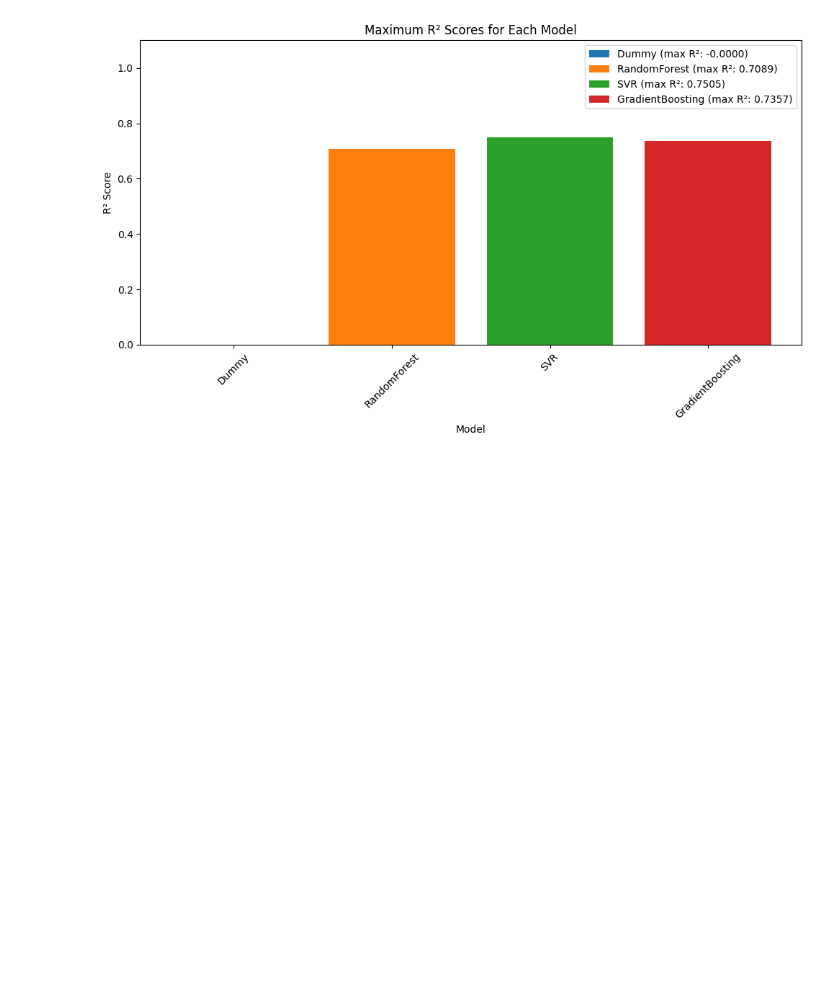
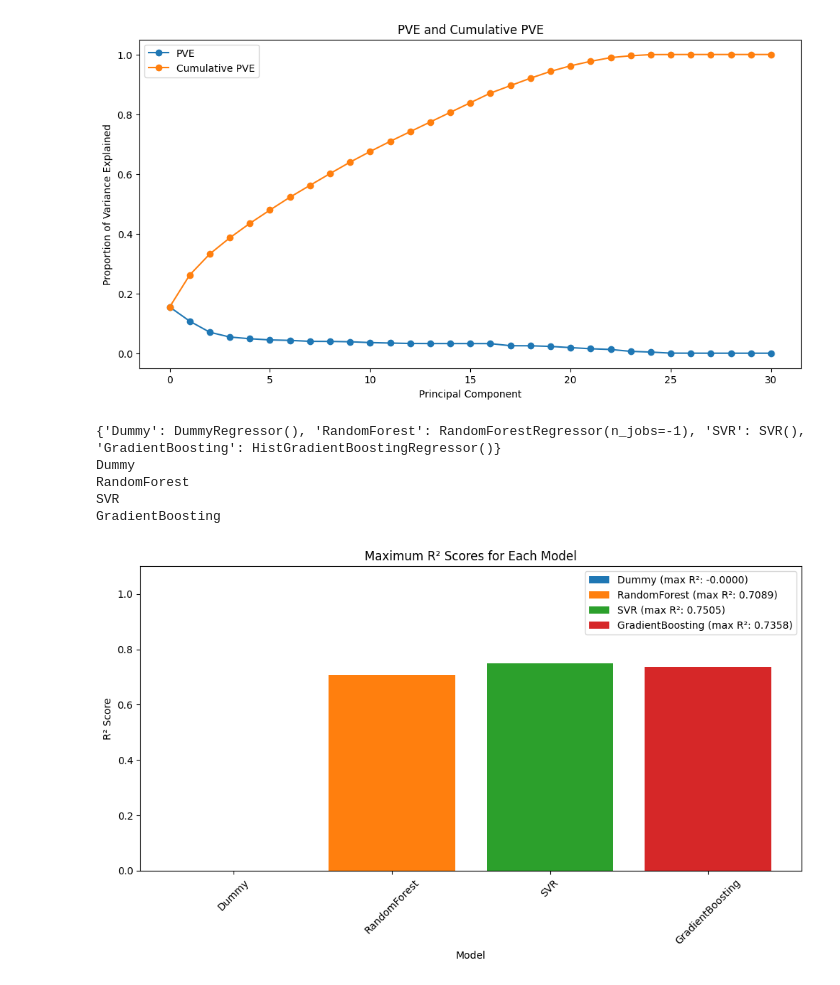
Before and after one commit to iml-term-project/project, a Jupyter notebook: niklas/feature_selection_pca.ipynb, the cells around one changed output. Cells and saved outputs as stored; diff of their text form; code cells hidden in the pictures; blank space fills up the shorter version.

```diff
--- a/niklas/feature_selection_pca.ipynb
+++ b/niklas/feature_selection_pca.ipynb
@@ -16,6 +17,28 @@ sys.path.append('../okko')
 from data_preprocess import load_and_preprocess_data
 # %%
 (train_x, train_y, test_x) = load_and_preprocess_data()
+# %%
+X_scaler = StandardScaler()
+y_scaler = StandardScaler()
+
+X_train_scaled = X_scaler.fit_transform(train_x)
+
+pca = PCA()
+Xpca = pca.fit_transform(X_train_scaled)
+
+pve_scaled = pca.explained_variance_ratio_
+cum_pve_scaled = np.cumsum(pve_scaled)
+
+plt.figure(figsize=(12, 6))
+plt.plot(pve_scaled, label="PVE", marker='o')
+plt.plot(cum_pve_scaled, label="Cumulative PVE", marker='o')
+plt.xlabel('Principal Component')
+plt.ylabel('Proportion of Variance Explained')
+plt.legend()
+plt.title('PVE and Cumulative PVE')
+plt.show()
+# %% [output]
+[figure, added]
 # %%
 def PCA_component_selection(
         model,
@@ -54,11 +77,18 @@ models = {"Dummy": DummyRegressor(strategy='mean'),
           "SVR": SVR(),
           "GradientBoosting": HistGradientBoostingRegressor()}
 # %%
-results = []
-for name,model in models.items():
-    result = PCA_component_selection(model,train_x,train_y)
-    result["Model"] = name
-    results.append(result)
+results = {}
+print(models)
+for name in models.keys():
+    print(name)
+    result = PCA_component_selection(models[name],train_x,train_y)
+    results[name] = result
+# %% [output]
+{'Dummy': DummyRegressor(), 'RandomForest': RandomForestRegressor(n_jobs=-1), 'SVR': SVR(), 'GradientBoosting': HistGradientBoostingRegressor()}
+Dummy
+RandomForest
+SVR
+GradientBoosting
 # %%
 best_components = []
 
```
Also changed, not shown: parts of 5 cells of this notebook, 8 other files.
